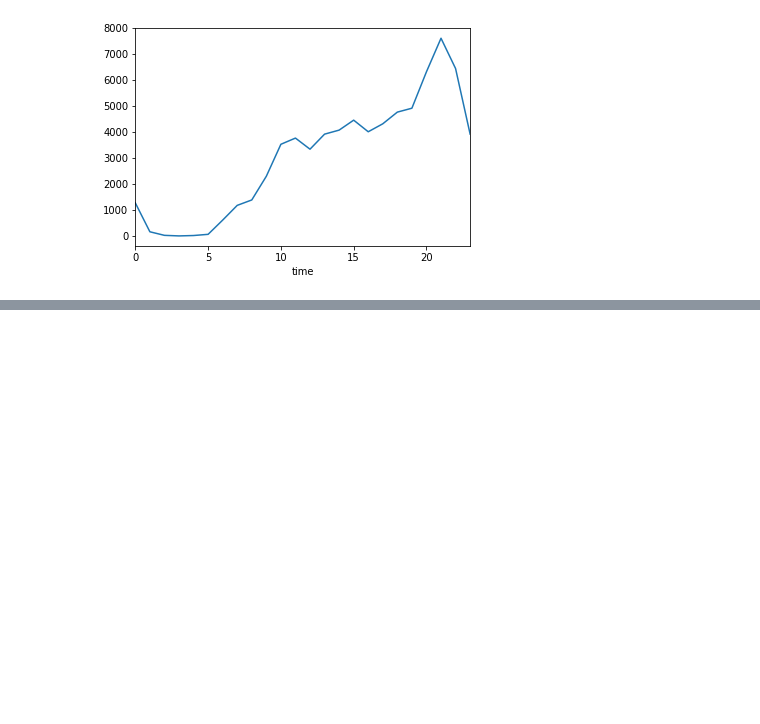
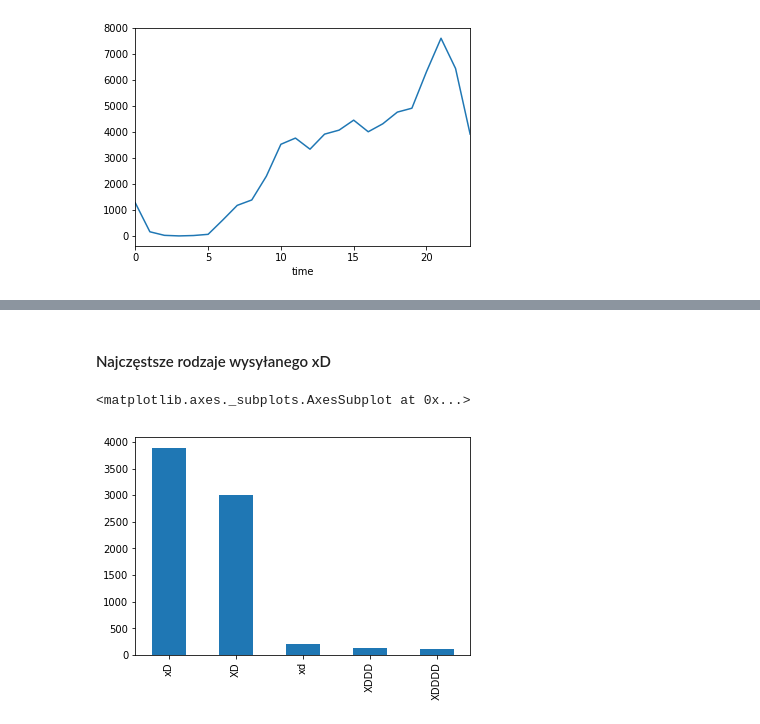
Before and after one commit to radziq1302/WD1, a Jupyter notebook: data_analysis.ipynb, the cells around one changed output, grey strips where cells are left out. Cells and saved outputs as stored; diff of their text form; code cells hidden in the pictures; blank space fills up the shorter version.

```diff
--- a/data_analysis.ipynb
+++ b/data_analysis.ipynb
@@ -76,0 +150,8 @@ hist_hour.plot()
+# %% [markdown]
+#### Najczęstsze rodzaje wysyłanego xD
+# %%
+xds_counts, mean_xd_len = analyse_xd(my_df)
+xds_counts[:5].plot(kind='bar')
+# %% [output]
+<matplotlib.axes._subplots.AxesSubplot at 0x...>
+[figure, added]
```
Also changed, not shown: parts of 18 cells of this notebook, 1 other file.
